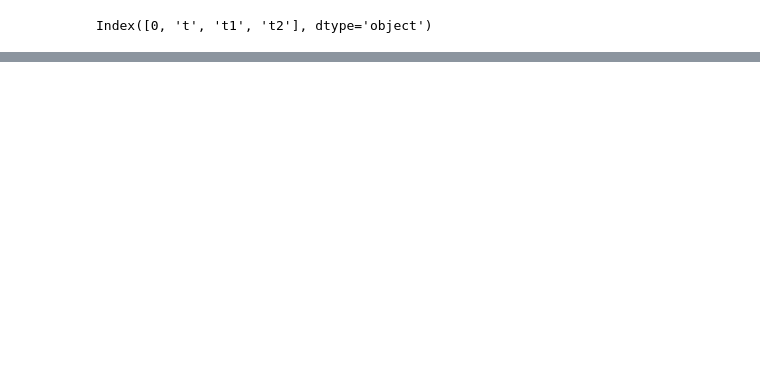
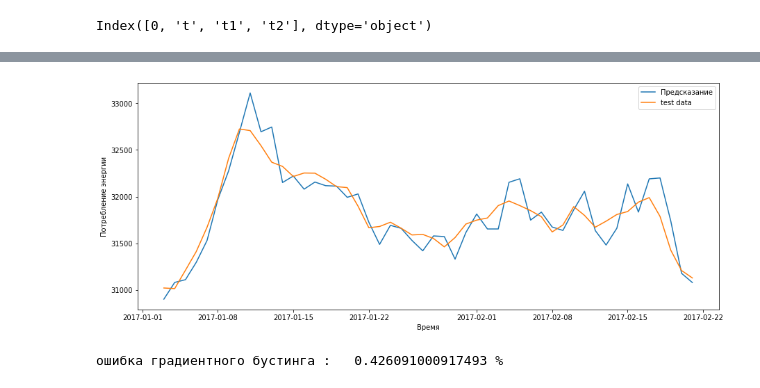
Before and after one commit to EReukova/ML_Business, a Jupyter notebook: ML_L2.ipynb, the cells around one changed output, grey strips where cells are left out. Saved outputs shown, nothing was run; the diff lists cells and outputs as text; code cells hidden in the pictures; blank space fills up the shorter version.

```diff
--- a/ML_L2.ipynb
+++ b/ML_L2.ipynb
@@ -171,0 +197,26 @@ KeyError: 'Level Date must be same as name (None)'
+# %%
+def mean_absolute_percentage_error(y_true, y_pred):
+    y_true, y_pred = np.array(y_true), np.array(y_pred)
+    return np.mean(np.abs((y_true - y_pred) / y_true)) * 100
+
+model_gb = GradientBoostingRegressor(max_depth=15, random_state=0, n_estimators=100)
+model_gb.fit(X_train_1, y_train_1)
+X_test_pred_gb = model_gb.predict(X_test_1)
+
+plt.figure( figsize=(15, 6))
+
+plt.xlabel('Время')
+plt.ylabel('Потребление энергии')
+plt.plot(test.index[h:h+50], X_test_pred_gb[:50], label='Предсказание')
+plt.plot(test.index[h:h+50], y_test_1[:50], label='test data')
+#plt.plot(d_data.loc['2017-01-01':].index[h:], d_data.loc['2017-01-01':]['PJME_MW'].values[h:], label='исходный ряд')
+
+plt.legend()
+plt.show()
+
+er_g_1 = mean_absolute_percentage_error(y_true=y_test_1, y_pred=X_test_pred_gb)
+
+print('ошибка градиентного бустинга :  ', er_g_1, '%')
+# %% [output]
+[figure, added]
+ошибка градиентного бустинга :   0.426091000917493 %
```
Also changed, not shown: parts of 11 cells of this notebook.
